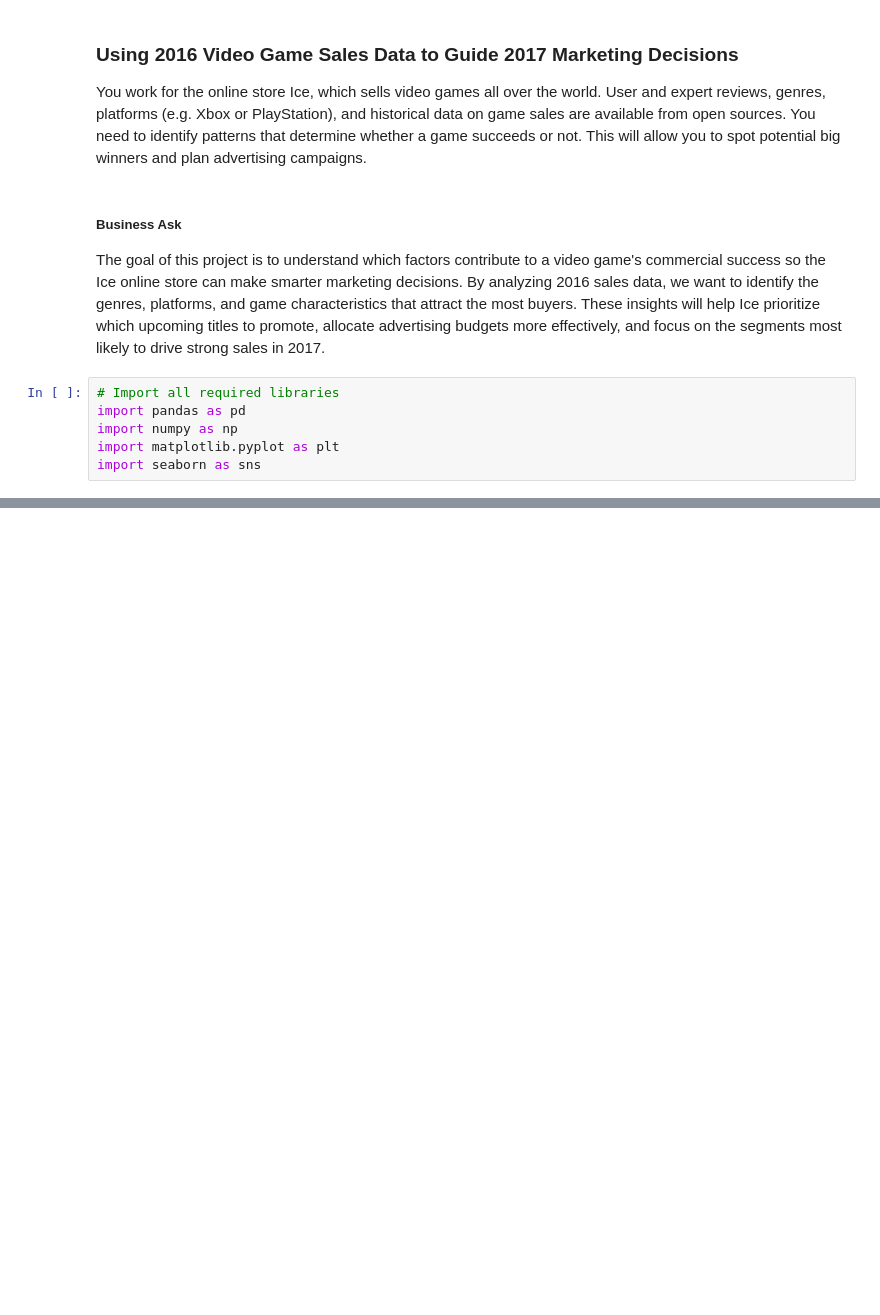
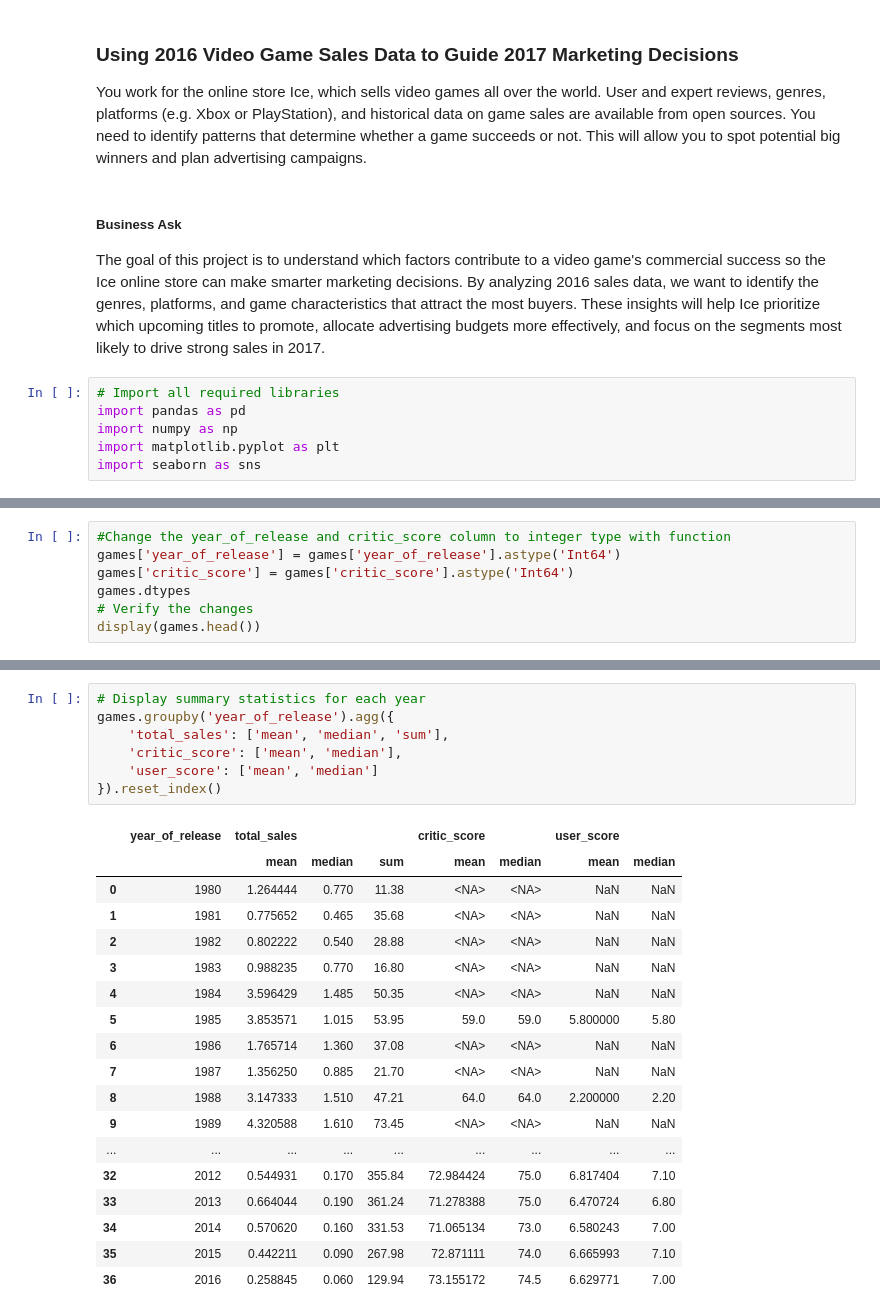
Before and after one commit to the-buike/game-sales-trends-2016-2017, a Jupyter notebook: games.ipynb, the cells around one changed output, grey strips where cells are left out. Drawn from its saved outputs; the diff is of its cells as text; blank space fills up the shorter version.

```diff
--- a/games.ipynb
+++ b/games.ipynb
@@ -15,0 +186,7 @@ games_url =
+# %%
+#Change the year_of_release and critic_score column to integer type with function
+games['year_of_release'] = games['year_of_release'].astype('Int64')
+games['critic_score'] = games['critic_score'].astype('Int64')
+games.dtypes
+# Verify the changes
+display(games.head())
@@ -15,0 +434,26 @@ games_url =
+# %%
+# Display summary statistics for each year
+games.groupby('year_of_release').agg({
+    'total_sales': ['mean', 'median', 'sum'],
+    'critic_score': ['mean', 'median'],
+    'user_score': ['mean', 'median']
+}).reset_index()
+# %% [output]
+|  | year_of_release | total_sales |  |  | critic_score |  | user_score |  |
+|  |  | mean | median | sum | mean | median | mean | median |
+| 0 | 1980 | 1.264444 | 0.770 | 11.38 | <NA> | <NA> | NaN | NaN |
+| 1 | 1981 | 0.775652 | 0.465 | 35.68 | <NA> | <NA> | NaN | NaN |
+| 2 | 1982 | 0.802222 | 0.540 | 28.88 | <NA> | <NA> | NaN | NaN |
+| 3 | 1983 | 0.988235 | 0.770 | 16.80 | <NA> | <NA> | NaN | NaN |
+| 4 | 1984 | 3.596429 | 1.485 | 50.35 | <NA> | <NA> | NaN | NaN |
+| 5 | 1985 | 3.853571 | 1.015 | 53.95 | 59.0 | 59.0 | 5.800000 | 5.80 |
+| 6 | 1986 | 1.765714 | 1.360 | 37.08 | <NA> | <NA> | NaN | NaN |
+| 7 | 1987 | 1.356250 | 0.885 | 21.70 | <NA> | <NA> | NaN | NaN |
+| 8 | 1988 | 3.147333 | 1.510 | 47.21 | 64.0 | 64.0 | 2.200000 | 2.20 |
+| 9 | 1989 | 4.320588 | 1.610 | 73.45 | <NA> | <NA> | NaN | NaN |
+| ... | ... | ... | ... | ... | ... | ... | ... | ... |
+| 32 | 2012 | 0.544931 | 0.170 | 355.84 | 72.984424 | 75.0 | 6.817404 | 7.10 |
+| 33 | 2013 | 0.664044 | 0.190 | 361.24 | 71.278388 | 75.0 | 6.470724 | 6.80 |
+| 34 | 2014 | 0.570620 | 0.160 | 331.53 | 71.065134 | 73.0 | 6.580243 | 7.00 |
+| 35 | 2015 | 0.442211 | 0.090 | 267.98 | 72.871111 | 74.0 | 6.665993 | 7.10 |
+| 36 | 2016 | 0.258845 | 0.060 | 129.94 | 73.155172 | 74.5 | 6.629771 | 7.00 |
```
Also changed, not shown: parts of 30 cells of this notebook.
